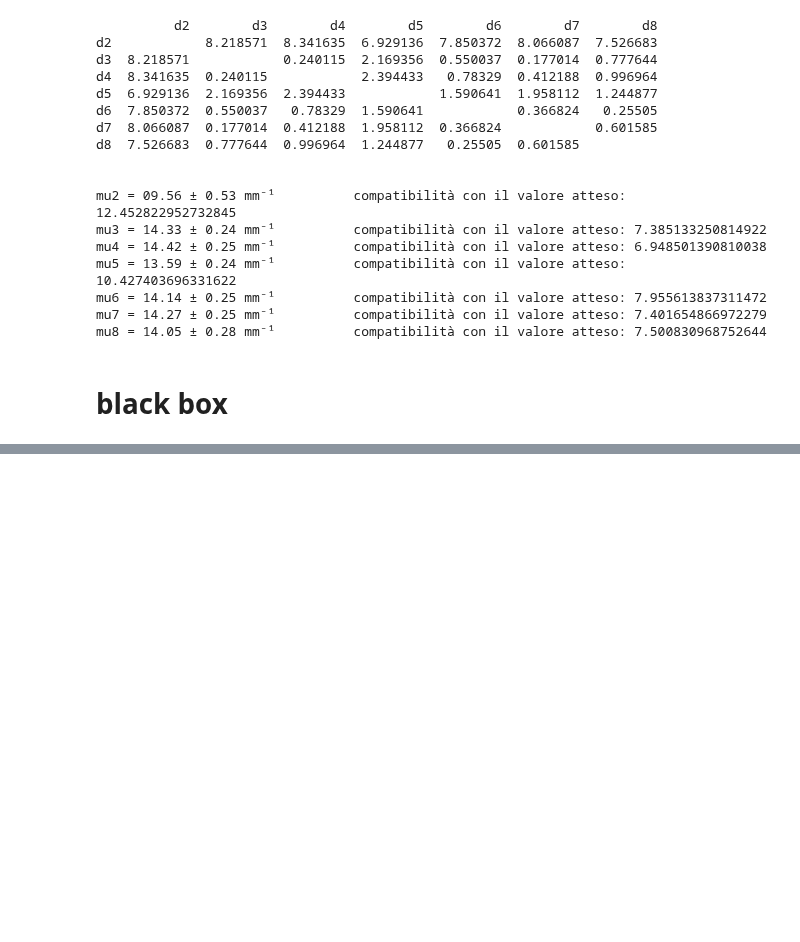
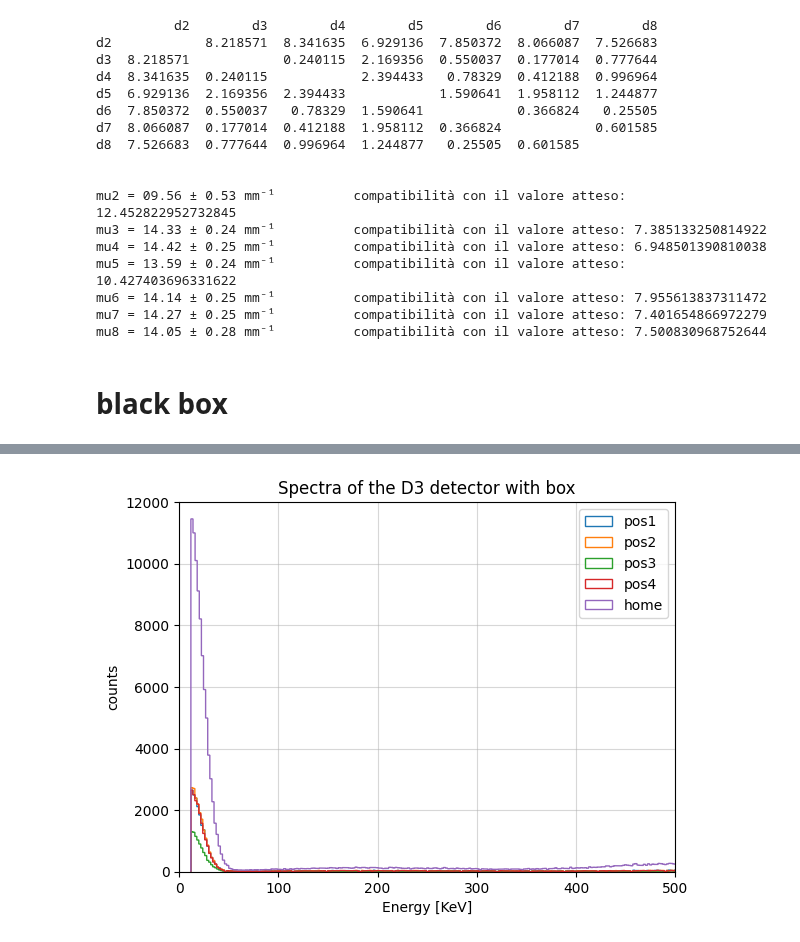
Before and after one commit to b3n3d3tt4/imaging, a Jupyter notebook: analisi.ipynb, the cells around one changed output, grey strips where cells are left out. Drawn from its saved outputs; the diff is of its cells as text; code cells hidden in the pictures; blank space fills up the shorter version.

```diff
--- a/analisi.ipynb
+++ b/analisi.ipynb
@@ -543 +548,17 @@ plt.show()
+# %%
+plt.hist(d3_1, bins=int(d3_1.max()/2), histtype='step', label='pos1')
+plt.hist(d3_2, bins=int(d3_2.max()/2), histtype='step', label='pos2')
+plt.hist(d3_3, bins=int(d3_3.max()/2), histtype='step', label='pos3')
+plt.hist(d3_4, bins=int(d3_4.max()/2), histtype='step', label='pos4')
+plt.hist(hm_d3_def, bins=int(hm_d3.max()), histtype='step', label='home')
+plt.xlabel('Energy [KeV]')
+plt.ylabel('counts')
+plt.title('Spectra of the D3 detector with box')
+plt.xlim(0, 500)
+plt.ylim(0, 12000)
+plt.legend()
+plt.grid(alpha=0.5)
+plt.show()
+# %% [output]
+[figure, added]
 # %%
```
Also changed, not shown: parts of 7 cells of this notebook.
